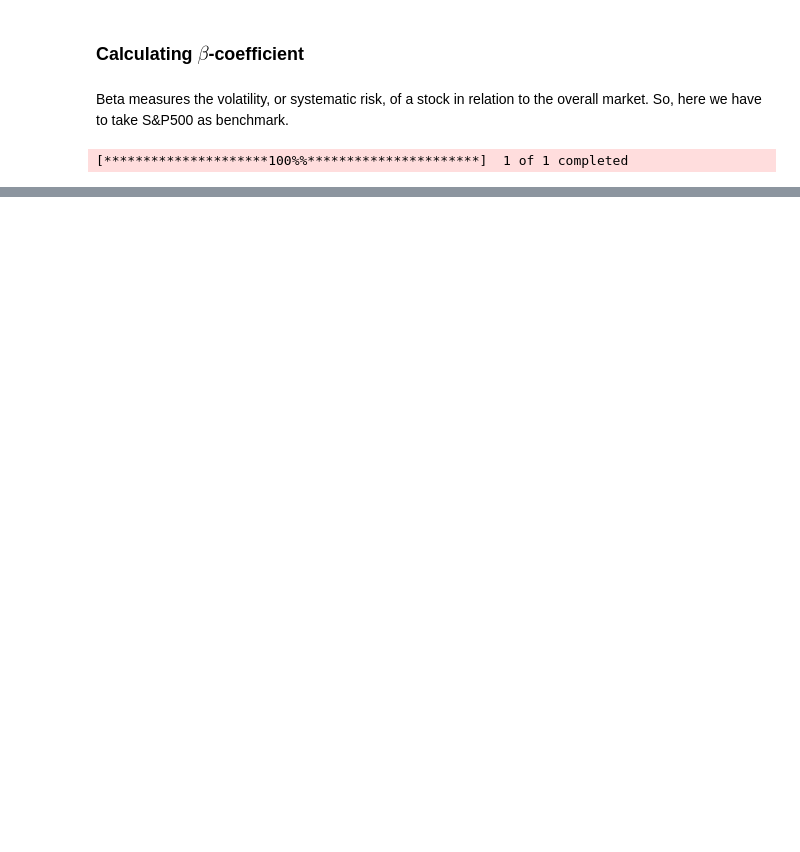
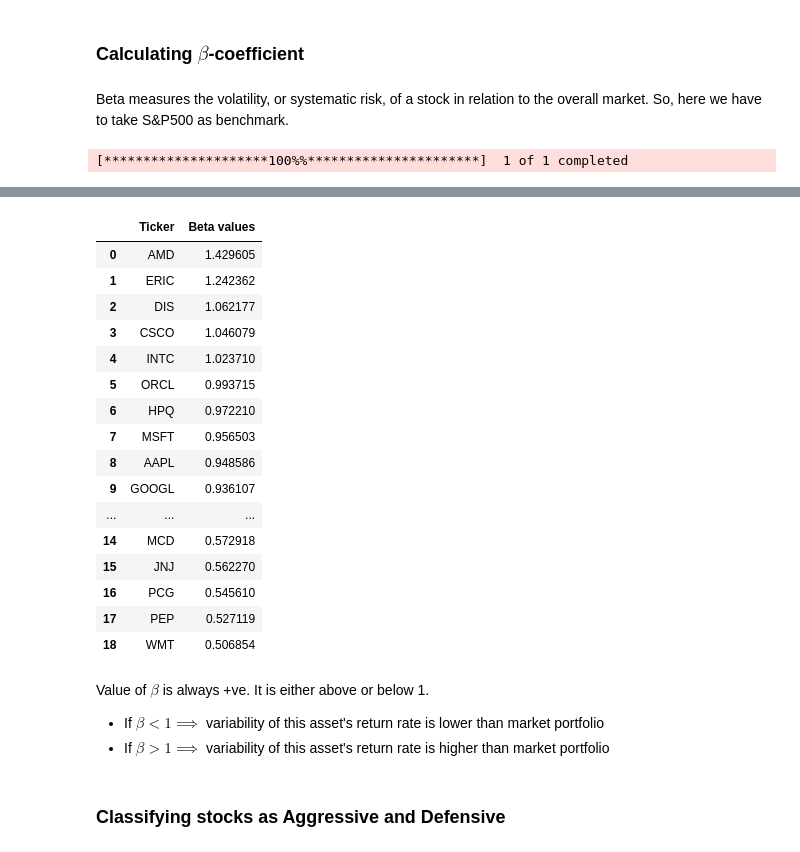
Before and after one commit to Vidya023/Coding-Research-Paper, a Jupyter notebook: pairs-trading-on-different-portfolios-based-on-machine-learning.ipynb, the cells around one changed output, grey strips where cells are left out. Drawn from its saved outputs; the diff is of its cells as text; code cells hidden in the pictures; blank space fills up the shorter version.

```diff
--- a/pairs-trading-on-different-portfolios-based-on-machine-learning.ipynb
+++ b/pairs-trading-on-different-portfolios-based-on-machine-learning.ipynb
@@ -109,6 +103,6 @@ dtype: float64
 # %% [markdown]
 Beta measures the volatility, or systematic risk, of a stock in relation to the overall market. So, here we have to take S&P500 as benchmark.
 # %%
-df_bench = yf.download('^GSPC',start=start_date,end=end_date)['Adj Close']
+df_bench_close = yf.download('^GSPC',start=start_date,end=end_date)['Adj Close']
 # %% [output]
 [*********************100%%**********************]  1 of 1 completed
@@ -126,0 +109,18 @@ beta = covariance/vaiance
+# %%
+stock_data_close = {}
+
+for tick, df in data_frames.items():
+    ticker = tick.split('_')[1]
+    stock_data_close[ticker] = df[f'{ticker}_Adj Close']
+# %%
+benchmark_returns = df_bench_close.pct_change().dropna()
+variance = benchmark_returns.var()
+# %%
+stock_returns = {}
+stock_cov = {}
+beta = {}
+
+for tick in stock_data_close:
+    stock_returns[tick] = stock_data_close[tick].pct_change().dropna()  # Calculating daily returns
+    stock_cov[tick] = stock_returns[tick].cov(benchmark_returns)  # Calculating covariance
+    beta[tick] = stock_cov[tick]/variance   # Calculating beta-coefficient
@@ -130,0 +151,29 @@ beta
+# %%
+sorted_beta = sorted(beta.items(), key=lambda x: x[1], reverse=True)
+beta_df = pd.DataFrame(sorted_beta, columns=[['Ticker','Beta values']])
+beta_df
+# %% [output]
+|  | Ticker | Beta values |
+| 0 | AMD | 1.429605 |
+| 1 | ERIC | 1.242362 |
+| 2 | DIS | 1.062177 |
+| 3 | CSCO | 1.046079 |
+| 4 | INTC | 1.023710 |
+| 5 | ORCL | 0.993715 |
+| 6 | HPQ | 0.972210 |
+| 7 | MSFT | 0.956503 |
+| 8 | AAPL | 0.948586 |
+| 9 | GOOGL | 0.936107 |
+| ... | ... | ... |
+| 14 | MCD | 0.572918 |
+| 15 | JNJ | 0.562270 |
+| 16 | PCG | 0.545610 |
+| 17 | PEP | 0.527119 |
+| 18 | WMT | 0.506854 |
+# %% [markdown]
+Value of $\beta$ is always +ve. It is either above or below 1.
+
+* If $\beta<1 \implies$ variability of this asset's return rate is lower than market portfolio
+* If $\beta>1 \implies$ variability of this asset's return rate is higher than market portfolio
+# %% [markdown]
+### Classifying stocks as Aggressive and Defensive
```
Also changed, not shown: parts of 41 cells of this notebook.
